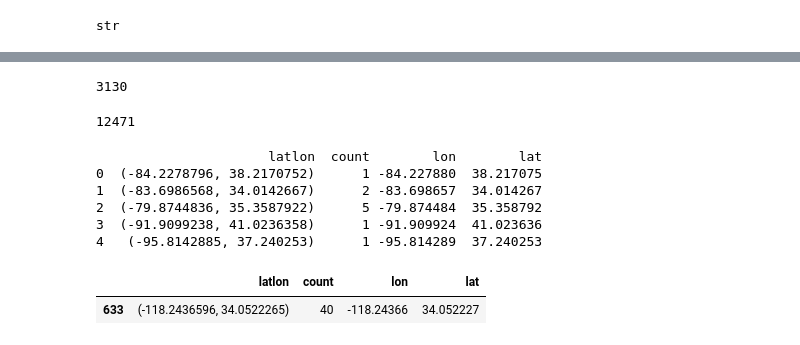
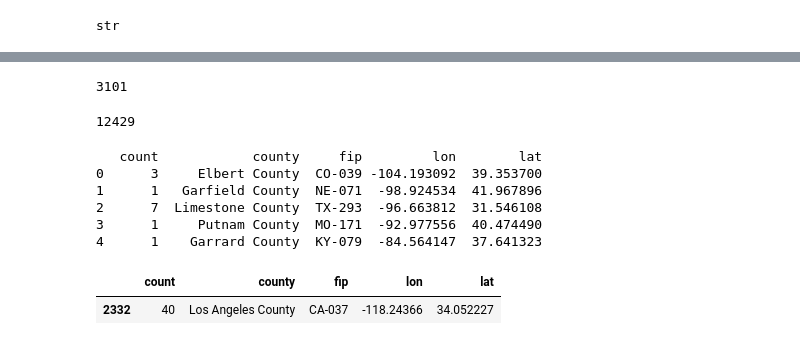
Before and after one commit to CelineChen0211/141B-Final-Project, a Jupyter notebook: disasters_zora.ipynb, the cells around one changed output, grey strips where cells are left out. Drawn from its saved outputs; the diff is of its cells as text; code cells hidden in the pictures.

```diff
--- a/disasters_zora.ipynb
+++ b/disasters_zora.ipynb
@@ -110,30 +118,38 @@ fig = dict( data=data, layout=layout )
 plotly.offline.iplot( fig, filename='disaster_by_state' )
 # %% [output]
 [interactive output not drawn]
+# %%
+type(disasters)
+dis = disasters[pd.notnull(disasters['county_fip'])]
+#dis.info()
 # %%
-len(set(zip(disasters['longitude'],disasters['latitude'])))
+len(set(zip(dis['county'],dis['county_fip'],dis['longitude'],dis['latitude'])))
 # %% [output]
-3130
+3101
 # %%
-by_latlon=dict.fromkeys(list(set(zip(disasters['longitude'],disasters['latitude']))))
+by_latlon=dict.fromkeys(list(set(zip(dis['county'],dis['county_fip'],dis['longitude'],dis['latitude']))))
 for key in by_latlon:
-    by_latlon[key]=len(disasters[(disasters['longitude']==key[0])&(disasters['latitude']==key[1])])
+    by_latlon[key]=len(dis[dis['county_fip']==key[1]])
 #print by_latlon
 sum(by_latlon[value] for value in by_latlon)
 # %% [output]
-12471
+12429
 # %%
-by_latlon_df=pd.DataFrame(by_latlon.items(),columns=['latlon','count'])
-by_latlon_df['lon'],by_latlon_df['lat'] = zip(*by_latlon_df['latlon'])
+by_latlon_df=pd.DataFrame(by_latlon.items(),columns=['location','count'])
+by_latlon_df['county'],by_latlon_df['fip'],by_latlon_df['lon'],by_latlon_df['lat'] = zip(*by_latlon_df['location'])
+
+del by_latlon_df['location']
 
 print by_latlon_df.head()
+
+
 by_latlon_df[by_latlon_df['count']==max(by_latlon_df['count'])]#los angeles county
 # %% [output]
-                      latlon  count        lon        lat
-0  (-84.2278796, 38.2170752)      1 -84.227880  38.217075
-1  (-83.6986568, 34.0142667)      2 -83.698657  34.014267
-2  (-79.8744836, 35.3587922)      5 -79.874484  35.358792
-3  (-91.9099238, 41.0236358)      1 -91.909924  41.023636
-4   (-95.8142885, 37.240253)      1 -95.814289  37.240253
+   count            county     fip         lon        lat
+0      3     Elbert County  CO-039 -104.193092  39.353700
+1      1   Garfield County  NE-071  -98.924534  41.967896
+2      7  Limestone County  TX-293  -96.663812  31.546108
+3      1     Putnam County  MO-171  -92.977556  40.474490
+4      1    Garrard County  KY-079  -84.564147  37.641323
-|  | latlon | count | lon | lat |
-| 633 | (-118.2436596, 34.0522265) | 40 | -118.24366 | 34.052227 |
+|  | count | county | fip | lon | lat |
+| 2332 | 40 | Los Angeles County | CA-037 | -118.24366 | 34.052227 |
```
Also changed, not shown: parts of 60 cells of this notebook, 2 other files.
